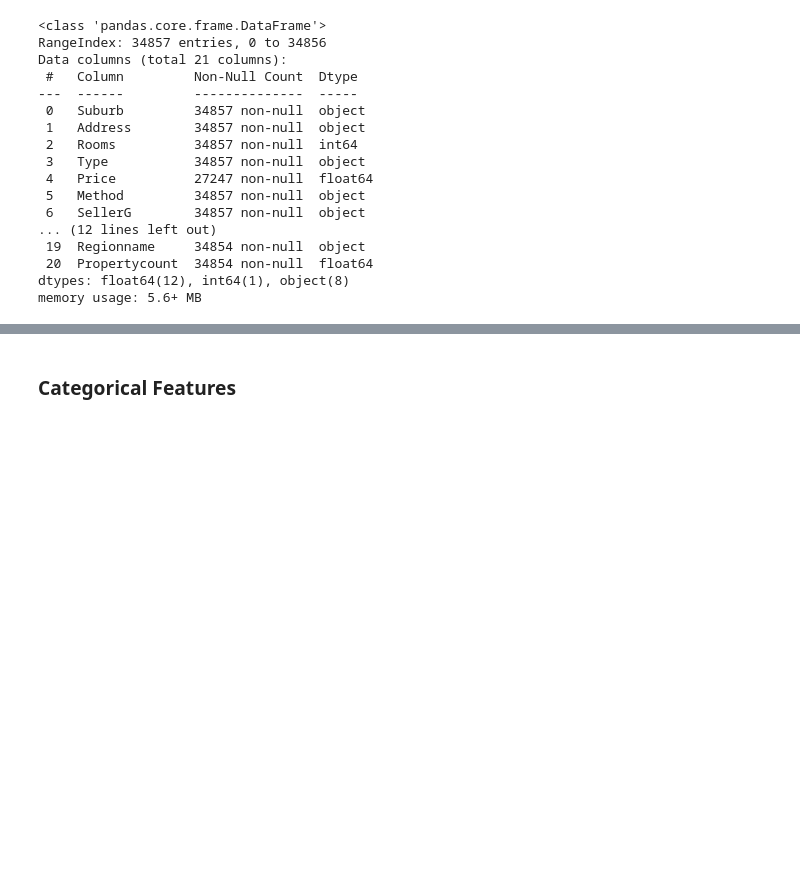
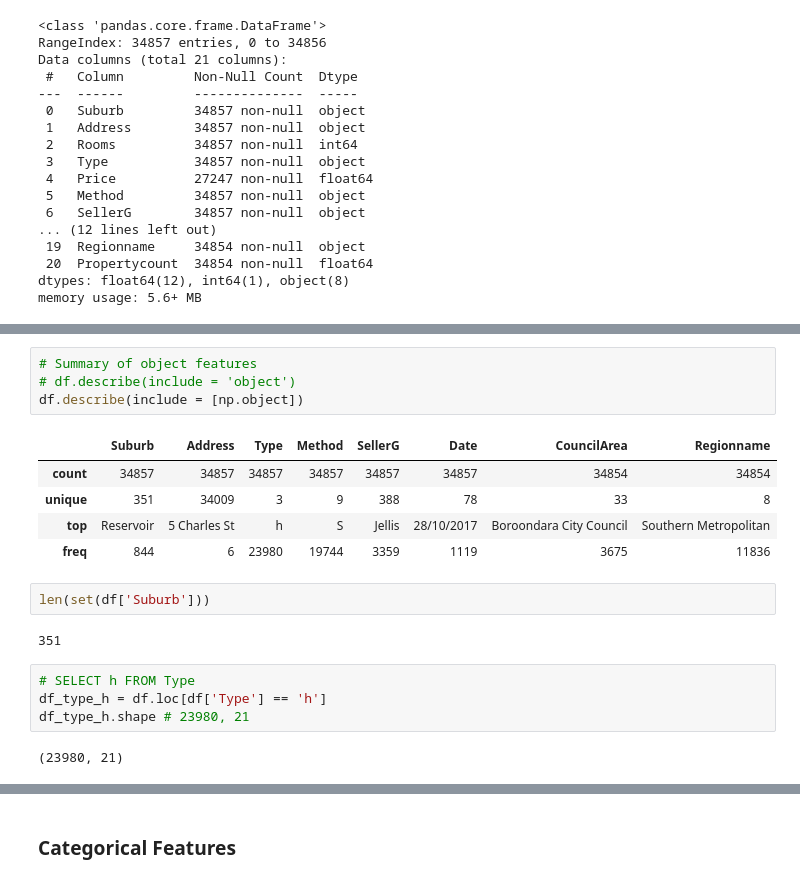
Before and after one commit to slothpunch/Uni, a Jupyter notebook: ICT Business Analytics/melbourne-housing-price-eda.ipynb, the cells around one changed output, grey strips where cells are left out. Cells and saved outputs as stored; diff of their text form; blank space fills up the shorter version.

```diff
--- a/ICT Business Analytics/melbourne-housing-price-eda.ipynb
+++ b/ICT Business Analytics/melbourne-housing-price-eda.ipynb
@@ -142,0 +183,20 @@ memory usage: 5.6+ MB
+# %%
+# Summary of object features
+# df.describe(include = 'object')
+df.describe(include = [np.object])
+# %% [output]
+|  | Suburb | Address | Type | Method | SellerG | Date | CouncilArea | Regionname |
+| count | 34857 | 34857 | 34857 | 34857 | 34857 | 34857 | 34854 | 34854 |
+| unique | 351 | 34009 | 3 | 9 | 388 | 78 | 33 | 8 |
+| top | Reservoir | 5 Charles St | h | S | Jellis | 28/10/2017 | Boroondara City Council | Southern Metropolitan |
+| freq | 844 | 6 | 23980 | 19744 | 3359 | 1119 | 3675 | 11836 |
+# %%
+len(set(df['Suburb']))
+# %% [output]
+351
+# %%
+# SELECT h FROM Type
+df_type_h = df.loc[df['Type'] == 'h']
+df_type_h.shape # 23980, 21
+# %% [output]
+(23980, 21)
```
Also changed, not shown: parts of 40 cells of this notebook.
